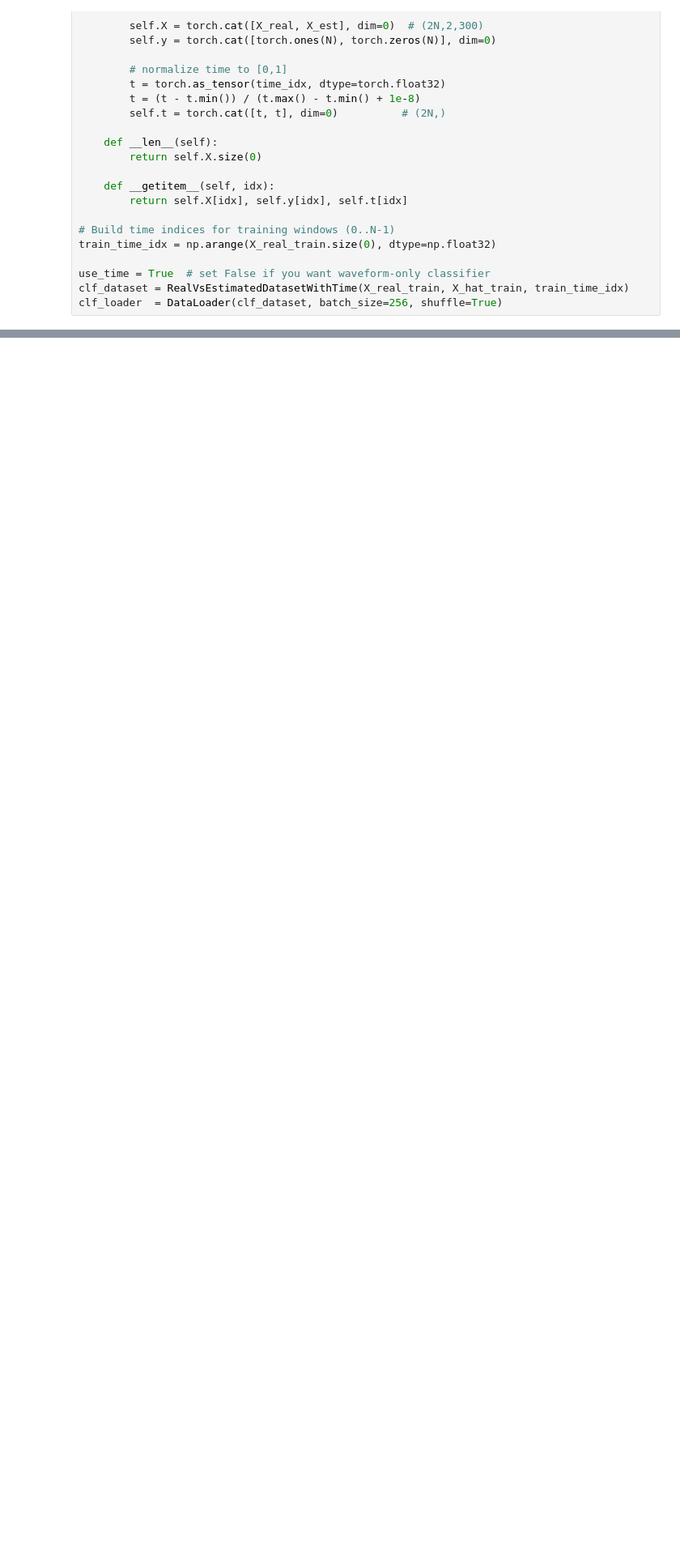
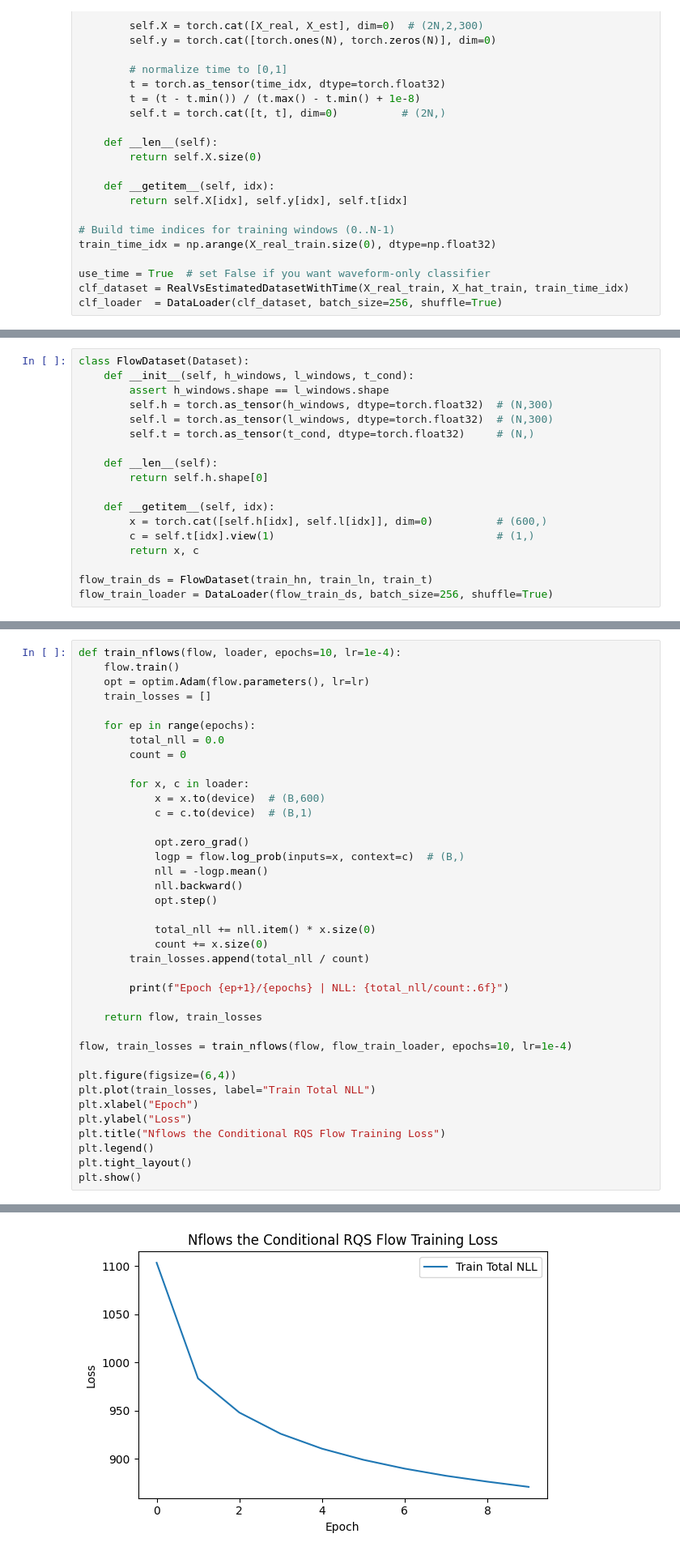
Before and after one commit to KrishWu/ranode, a Jupyter notebook: notebooks/gw_classifier.ipynb, the cells around one changed output, grey strips where cells are left out. Shown at 81% size. Cells and saved outputs as stored; diff of their text form; blank space fills up the shorter version.

```diff
--- a/notebooks/gw_classifier.ipynb
+++ b/notebooks/gw_classifier.ipynb
@@ -836,0 +870,18 @@ plt.show()
+# %%
+class FlowDataset(Dataset):
+    def __init__(self, h_windows, l_windows, t_cond):
+        assert h_windows.shape == l_windows.shape
+        self.h = torch.as_tensor(h_windows, dtype=torch.float32)  # (N,300)
+        self.l = torch.as_tensor(l_windows, dtype=torch.float32)  # (N,300)
+        self.t = torch.as_tensor(t_cond, dtype=torch.float32)     # (N,)
+
+    def __len__(self):
+        return self.h.shape[0]
+
+    def __getitem__(self, idx):
+        x = torch.cat([self.h[idx], self.l[idx]], dim=0)          # (600,)
+        c = self.t[idx].view(1)                                   # (1,)
+        return x, c
+
+flow_train_ds = FlowDataset(train_hn, train_ln, train_t)
+flow_train_loader = DataLoader(flow_train_ds, batch_size=256, shuffle=True)
@@ -836,0 +947,39 @@ plt.show()
+# %%
+def train_nflows(flow, loader, epochs=10, lr=1e-4):
+    flow.train()
+    opt = optim.Adam(flow.parameters(), lr=lr)
+    train_losses = []
+
+    for ep in range(epochs):
+        total_nll = 0.0
+        count = 0
+
+        for x, c in loader:
+            x = x.to(device)  # (B,600)
+            c = c.to(device)  # (B,1)
+
+            opt.zero_grad()
+            logp = flow.log_prob(inputs=x, context=c)  # (B,)
+            nll = -logp.mean()
+            nll.backward()
+            opt.step()
+
+            total_nll += nll.item() * x.size(0)
+            count += x.size(0)
+        train_losses.append(total_nll / count)
+
+        print(f"Epoch {ep+1}/{epochs} | NLL: {total_nll/count:.6f}")
+
+    return flow, train_losses
+
+flow, train_losses = train_nflows(flow, flow_train_loader, epochs=10, lr=1e-4)
+
+plt.figure(figsize=(6,4))
+plt.plot(train_losses, label="Train Total NLL")
+plt.xlabel("Epoch")
+plt.ylabel("Loss")
+plt.title("Nflows the Conditional RQS Flow Training Loss")
+plt.legend()
+plt.tight_layout()
+plt.show()
+# %% [output]
@@ -836,0 +996 @@ plt.show()
+[figure, added]
```
Also changed, not shown: parts of 24 cells of this notebook.
